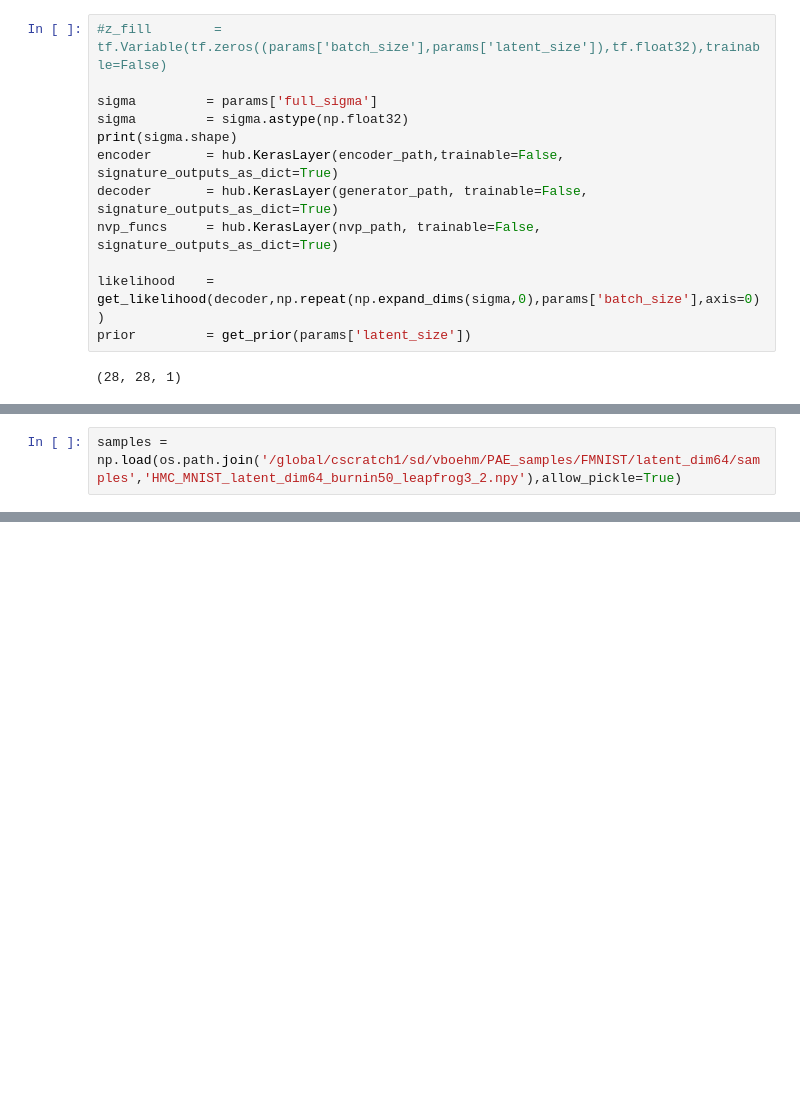
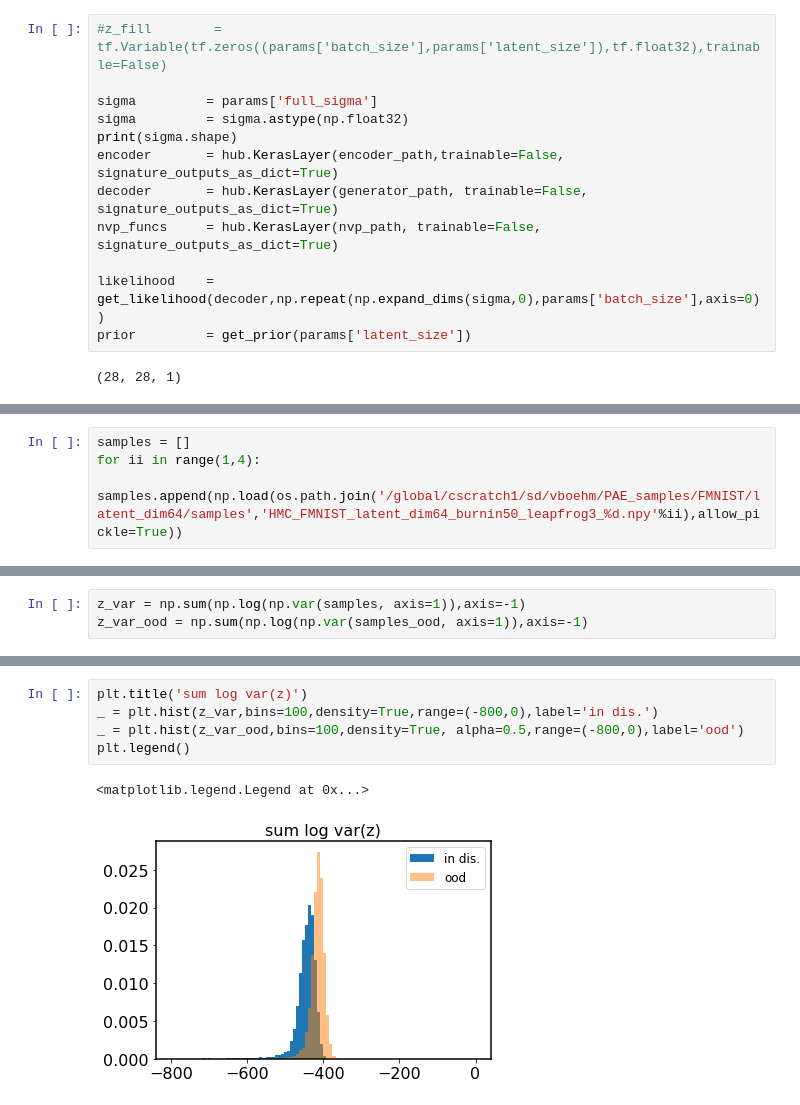
Before and after one commit to VMBoehm/PAE, a Jupyter notebook: notebooks/tf2/logp_eval_FMNIST.ipynb, the cells around one changed output, grey strips where cells are left out. Saved outputs shown, nothing was run; the diff lists cells and outputs as text; blank space fills up the shorter version.

```diff
--- a/notebooks/tf2/logp_eval_FMNIST.ipynb
+++ b/notebooks/tf2/logp_eval_FMNIST.ipynb
@@ -138,2 +140,4 @@ def Jacobian_eval(z,nvp_funcs):
 # %%
-samples = np.load(os.path.join('/global/cscratch1/sd/vboehm/PAE_samples/FMNIST/latent_dim64/samples','HMC_MNIST_latent_dim64_burnin50_leapfrog3_2.npy'),allow_pickle=True)
+samples = []
+for ii in range(1,4):
+    samples.append(np.load(os.path.join('/global/cscratch1/sd/vboehm/PAE_samples/FMNIST/latent_dim64/samples','HMC_FMNIST_latent_dim64_burnin50_leapfrog3_%d.npy'%ii),allow_pickle=True))
@@ -153,0 +227,3 @@ posteriors
+# %%
+z_var = np.sum(np.log(np.var(samples, axis=1)),axis=-1)
+z_var_ood = np.sum(np.log(np.var(samples_ood, axis=1)),axis=-1)
@@ -153,0 +238,8 @@ posteriors
+# %%
+plt.title('sum log var(z)')
+_ = plt.hist(z_var,bins=100,density=True,range=(-800,0),label='in dis.')
+_ = plt.hist(z_var_ood,bins=100,density=True, alpha=0.5,range=(-800,0),label='ood')
+plt.legend()
+# %% [output]
+<matplotlib.legend.Legend at 0x...>
+[figure, added]
```
Also changed, not shown: parts of 14 cells of this notebook.
